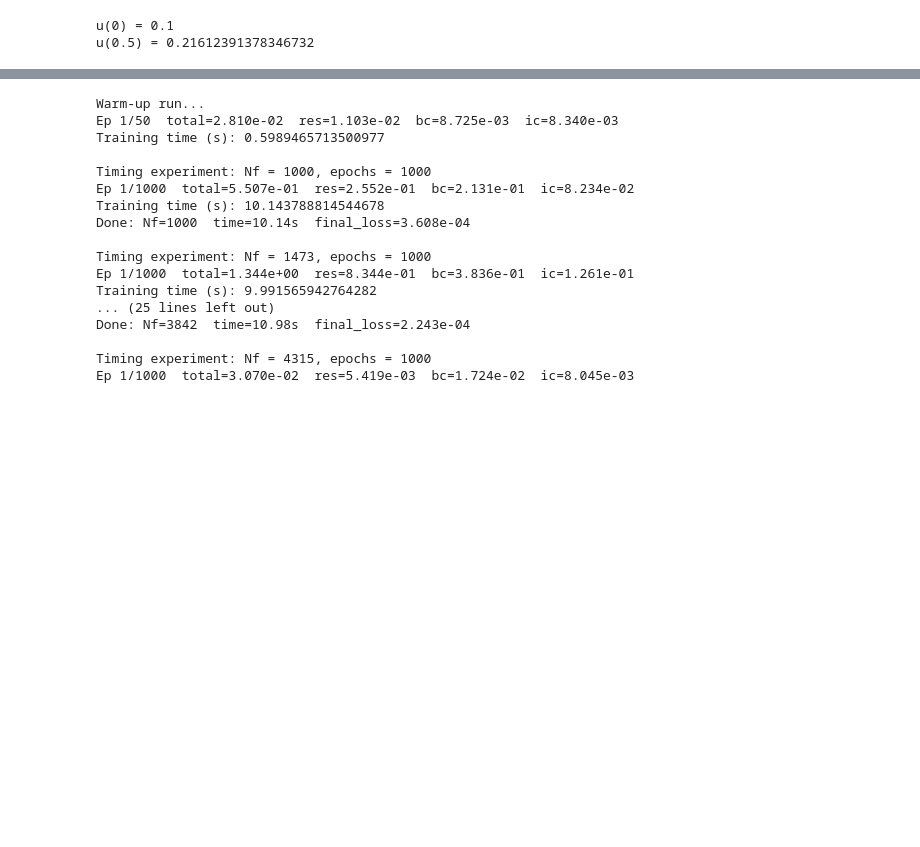
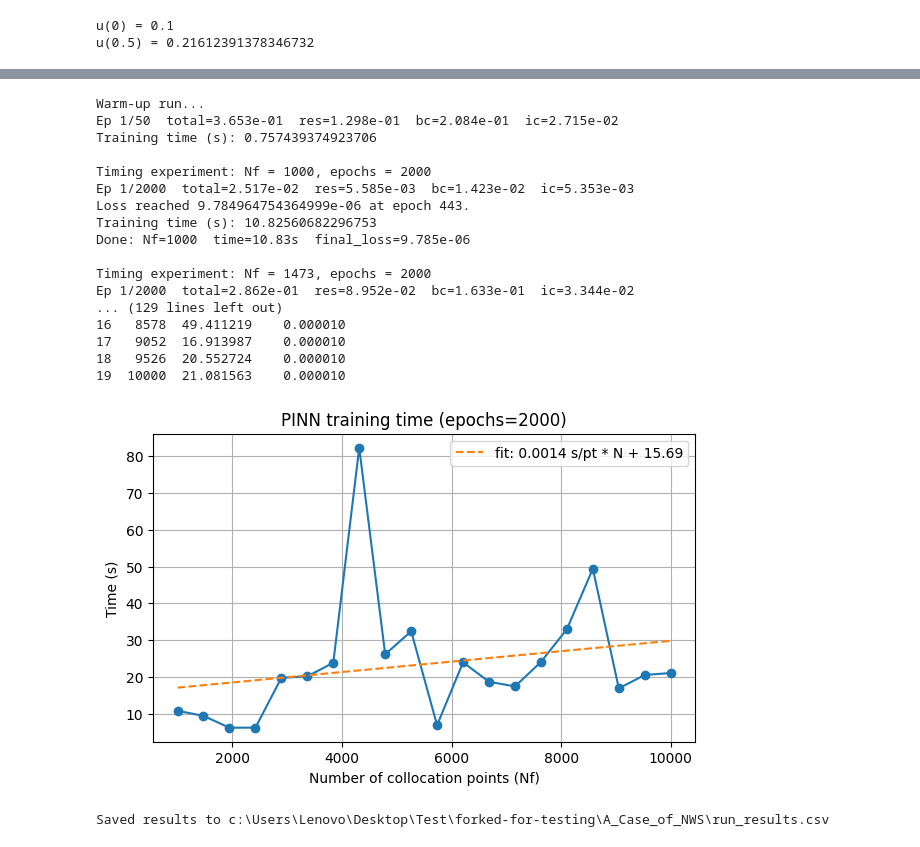
Before and after one commit to Sel68/ml-playground, a Jupyter notebook: A_Case_of_NWS/classic_PINN.ipynb, the cells around one changed output, grey strips where cells are left out. Drawn from its saved outputs; the diff is of its cells as text; code cells hidden in the pictures; blank space fills up the shorter version.

```diff
--- a/A_Case_of_NWS/classic_PINN.ipynb
+++ b/A_Case_of_NWS/classic_PINN.ipynb
@@ -307,13 +298,12 @@ plt.show()
 # %%
 import gc
-import pandas as pd
 
 Ns = list(map(int, np.linspace(1000, 10000, 20)))
 # Ns = [1000, 2000]
-epochs_timing = 1000
+epochs_timing = 2000
 Nb_timing = 200
 Ni_timing = 200
-lr_timing = 0.02 # test
+lr_timing = 1e-3 # test
 
 timings = []
 final_losses = []
@@ -338,45 +328,47 @@ for Nf in Ns:
     final_losses.append(hist_t['total'][-1] if len(hist_t['total'])>0 else None)
     print(f"Done: Nf={Nf}  time={wall:.2f}s  final_loss={final_losses[-1]:.3e}")
 
 # summarize results in a dataframe and plot
 df = pd.DataFrame({"Nf": Ns, "time_s": timings, "final_loss": final_losses})
 print("\nResults:")
 print(df)
 
 # Plot timing vs Nf
 plt.figure(figsize=(7,4))
 plt.plot(df['Nf'], df['time_s'], marker='o')
 plt.xlabel("Number of collocation points (Nf)")
-plt.ylabel("Wall-clock time (s)")
+plt.ylabel("Time (s)")
 plt.title(f"PINN training time (epochs={epochs_timing})")
 
 #poly obf
 coeffs = np.polyfit(df['Nf'], df['time_s'], 1)
 fit_line = np.poly1d(coeffs)(df['Nf'])
 plt.plot(df['Nf'], fit_line, linestyle='--', label=f"fit: {coeffs[0]:.4f} s/pt * N + {coeffs[1]:.2f}")
 plt.legend()
 plt.grid(True)
 plt.show()
 
 import os
 fn = os.path.join(os.getcwd(), "run_results.csv")
 df.to_csv(fn, index=False)
 print(f"Saved results to {fn}")
 # %% [output]
 Warm-up run...
-Ep 1/50  total=2.810e-02  res=1.103e-02  bc=8.725e-03  ic=8.340e-03
-Training time (s): 0.5989465713500977
+Ep 1/50  total=3.653e-01  res=1.298e-01  bc=2.084e-01  ic=2.715e-02
+Training time (s): 0.757439374923706
 
-Timing experiment: Nf = 1000, epochs = 1000
-Ep 1/1000  total=5.507e-01  res=2.552e-01  bc=2.131e-01  ic=8.234e-02
-Training time (s): 10.143788814544678
-Done: Nf=1000  time=10.14s  final_loss=3.608e-04
+Timing experiment: Nf = 1000, epochs = 2000
+Ep 1/2000  total=2.517e-02  res=5.585e-03  bc=1.423e-02  ic=5.353e-03
+Loss reached 9.784964754364999e-06 at epoch 443.
+Training time (s): 10.82560682296753
+Done: Nf=1000  time=10.83s  final_loss=9.785e-06
 
-Timing experiment: Nf = 1473, epochs = 1000
-Ep 1/1000  total=1.344e+00  res=8.344e-01  bc=3.836e-01  ic=1.261e-01
-Training time (s): 9.991565942764282
-... (25 lines left out)
-Done: Nf=3842  time=10.98s  final_loss=2.243e-04
-
-Timing experiment: Nf = 4315, epochs = 1000
-Ep 1/1000  total=3.070e-02  res=5.419e-03  bc=1.724e-02  ic=8.045e-03
+Timing experiment: Nf = 1473, epochs = 2000
+Ep 1/2000  total=2.862e-01  res=8.952e-02  bc=1.633e-01  ic=3.344e-02
+... (129 lines left out)
+16   8578  49.411219    0.000010
+17   9052  16.913987    0.000010
+18   9526  20.552724    0.000010
+19  10000  21.081563    0.000010
+[figure, added]
+Saved results to c:\Users\Lenovo\Desktop\Test\forked-for-testing\A_Case_of_NWS\run_results.csv
```
Also changed, not shown: parts of 5 cells of this notebook, 2 other files.
